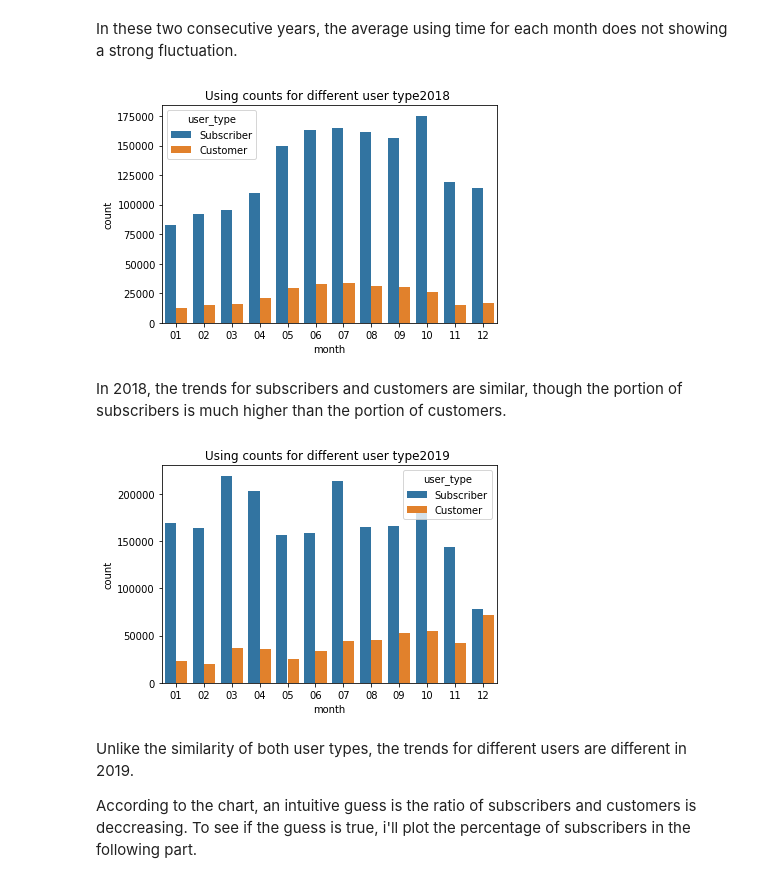
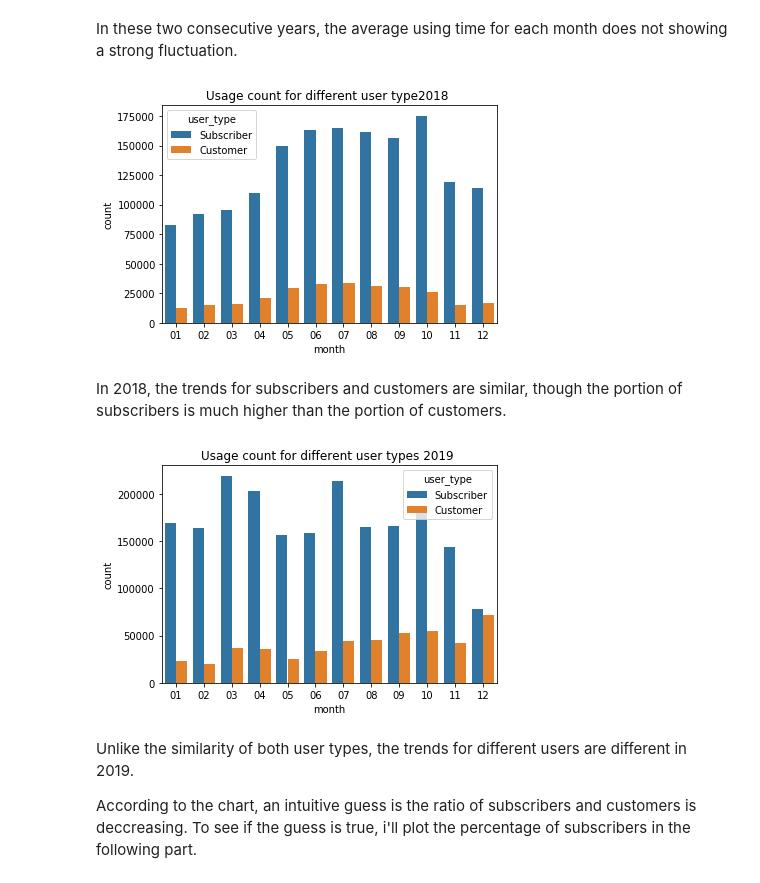
Before and after one commit to Hiiiua/Udacity_DA, a Jupyter notebook: Project Template/exploration_fordgobike.ipynb, the cells around one changed output. Saved outputs shown, nothing was run; the diff lists cells and outputs as text; code cells hidden in the pictures.

```diff
--- a/Project Template/exploration_fordgobike.ipynb
+++ b/Project Template/exploration_fordgobike.ipynb
@@ -402,18 +401,18 @@ In these two consecutive years, the average using time for each month does not s
 sb.countplot(data=fordgobike_18
             , x='month'
             , hue='user_type');
-plt.title('Using counts for different user type2018 ');
+plt.title('Usage count for different user type2018 ');
 # %% [output]
-[figure, old version]
+[figure, new version]
 # %% [markdown]
 In 2018, the trends for subscribers and customers are similar, though the portion of subscribers is much higher than the portion of customers.
 # %%
 sb.countplot(data=fordgobike_19
             , x='month'
             , hue='user_type');
-plt.title('Using counts for different user type2019 ');
+plt.title('Usage count for different user types 2019 ');
 # %% [output]
-[figure, old version]
+[figure, new version]
 # %% [markdown]
 Unlike the similarity of both user types, the trends for different users are different in 2019.
 
```
Also changed, not shown: parts of 10 cells of this notebook, 2 other files.
